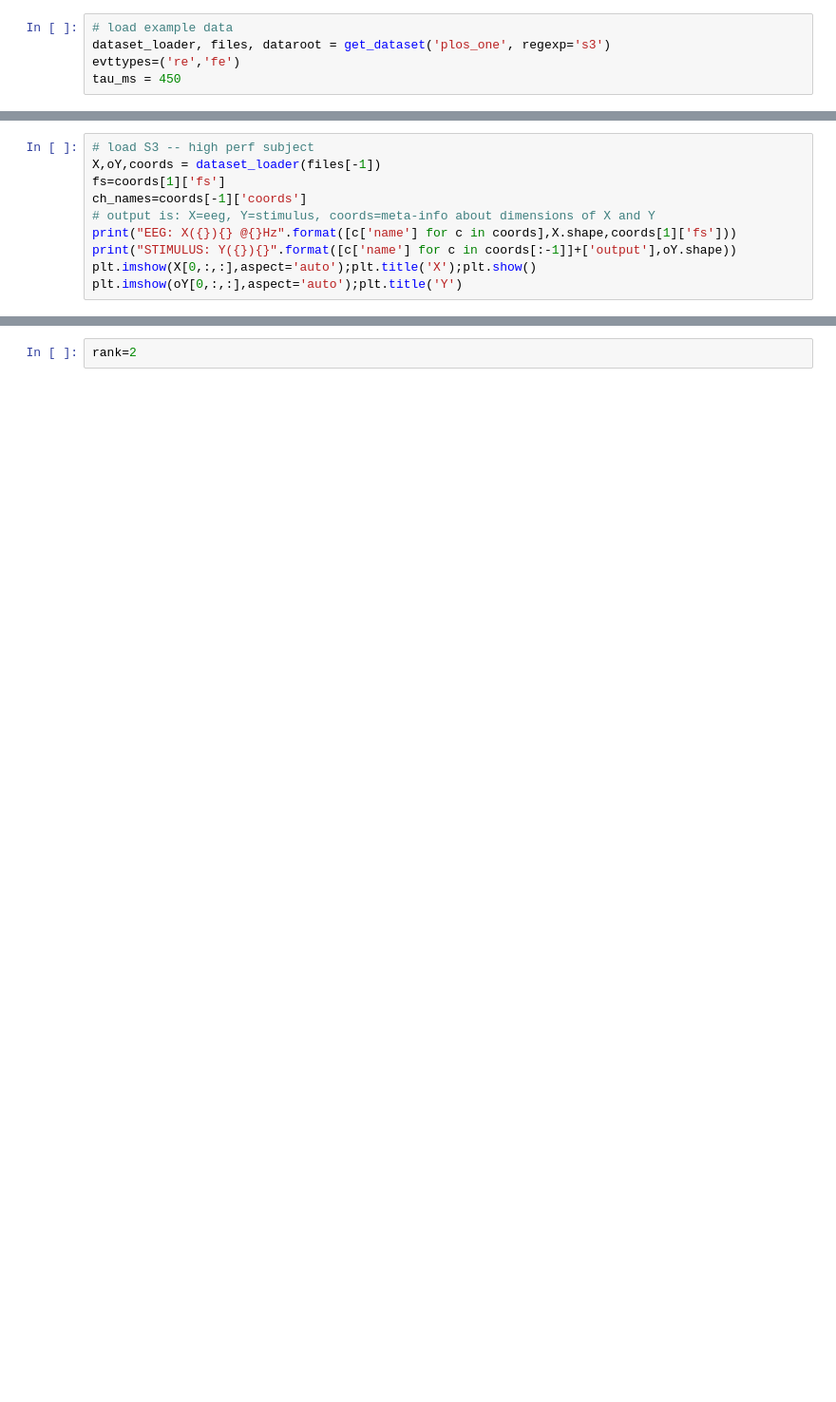
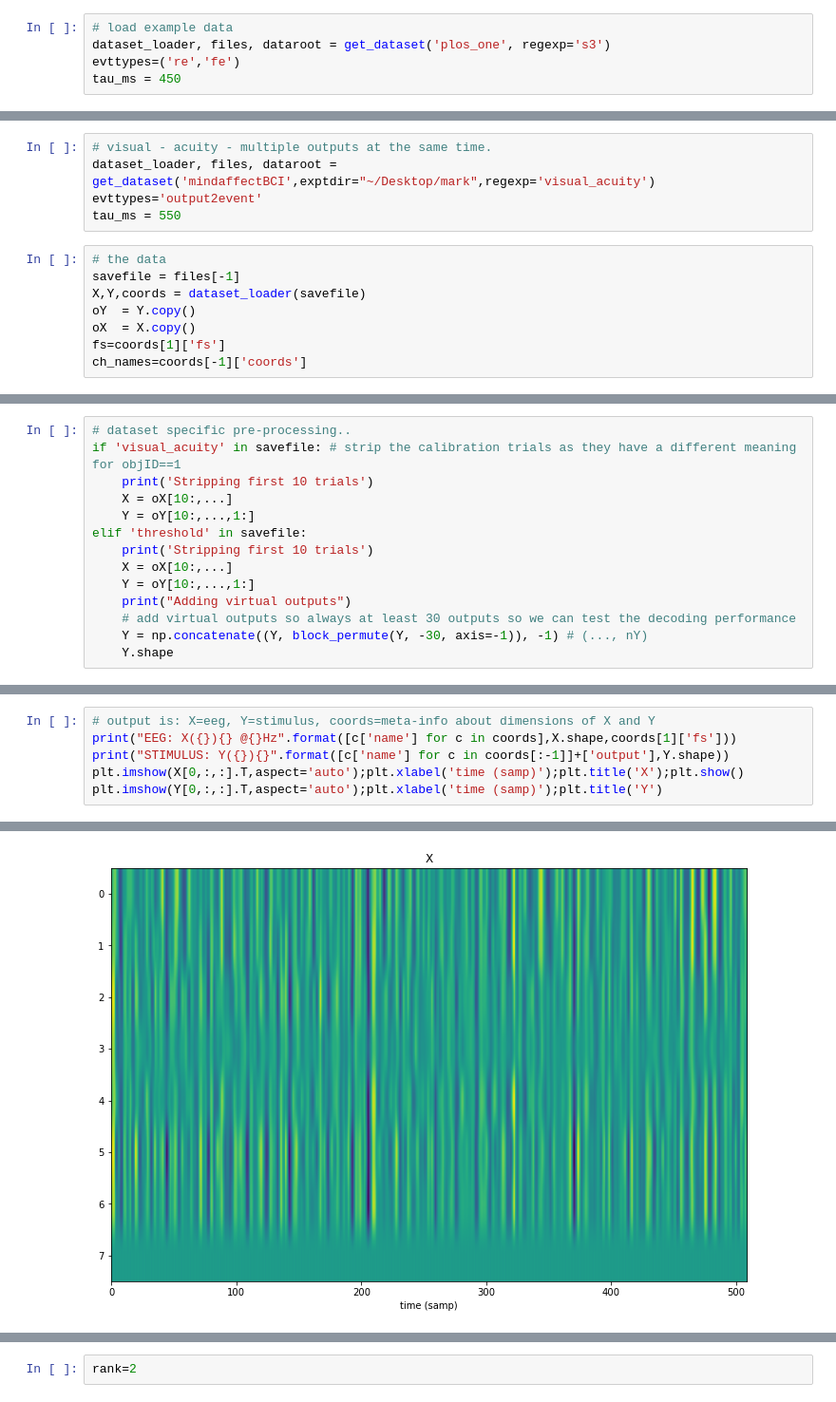
Before and after one commit to mindaffect/pymindaffectBCI, a Jupyter notebook: mindaffectBCI/decoder/MCCA.ipynb, the cells around one changed output, grey strips where cells are left out. Shown at 95% size. Saved outputs shown, nothing was run; the diff lists cells and outputs as text; blank space fills up the shorter version.

Commit message:
better tensor analysis + visualization

```diff
--- a/mindaffectBCI/decoder/MCCA.ipynb
+++ b/mindaffectBCI/decoder/MCCA.ipynb
@@ -26,0 +35,13 @@ tau_ms = 350
+# %%
+# visual - acuity - multiple outputs at the same time.
+dataset_loader, files, dataroot = get_dataset('mindaffectBCI',exptdir="~/Desktop/mark",regexp='visual_acuity')
+evttypes='output2event'
+tau_ms = 550
+# %%
+# the data
+savefile = files[-1]
+X,Y,coords = dataset_loader(savefile)
+oY  = Y.copy()
+oX  = X.copy()
+fs=coords[1]['fs']
+ch_names=coords[-1]['coords']
@@ -26,0 +66,14 @@ tau_ms = 350
+# %%
+# dataset specific pre-processing..
+if 'visual_acuity' in savefile: # strip the calibration trials as they have a different meaning for objID==1
+    print('Stripping first 10 trials')
+    X = oX[10:,...]
+    Y = oY[10:,...,1:]
+elif 'threshold' in savefile:
+    print('Stripping first 10 trials')
+    X = oX[10:,...]
+    Y = oY[10:,...,1:]
+    print("Adding virtual outputs")
+    # add virtual outputs so always at least 30 outputs so we can test the decoding performance
+    Y = np.concatenate((Y, block_permute(Y, -30, axis=-1)), -1) # (..., nY)
+    Y.shape
@@ -27,10 +82,7 @@ tau_ms = 350
 # %%
-# load S3 -- high perf subject
-X,oY,coords = dataset_loader(files[-1])
-fs=coords[1]['fs']
-ch_names=coords[-1]['coords']
 # output is: X=eeg, Y=stimulus, coords=meta-info about dimensions of X and Y
 print("EEG: X({}){} @{}Hz".format([c['name'] for c in coords],X.shape,coords[1]['fs']))
-print("STIMULUS: Y({}){}".format([c['name'] for c in coords[:-1]]+['output'],oY.shape))
-plt.imshow(X[0,:,:],aspect='auto');plt.title('X');plt.show()
-plt.imshow(oY[0,:,:],aspect='auto');plt.title('Y')
+print("STIMULUS: Y({}){}".format([c['name'] for c in coords[:-1]]+['output'],Y.shape))
+plt.imshow(X[0,:,:].T,aspect='auto');plt.xlabel('time (samp)');plt.title('X');plt.show()
+plt.imshow(Y[0,:,:].T,aspect='auto');plt.xlabel('time (samp)');plt.title('Y')
+# %% [output]
@@ -36,0 +91 @@ plt.imshow(oY[0,:,:],aspect='auto');plt.title('Y')
+[figure, added]
```
Also changed, not shown: parts of 22 cells of this notebook.
